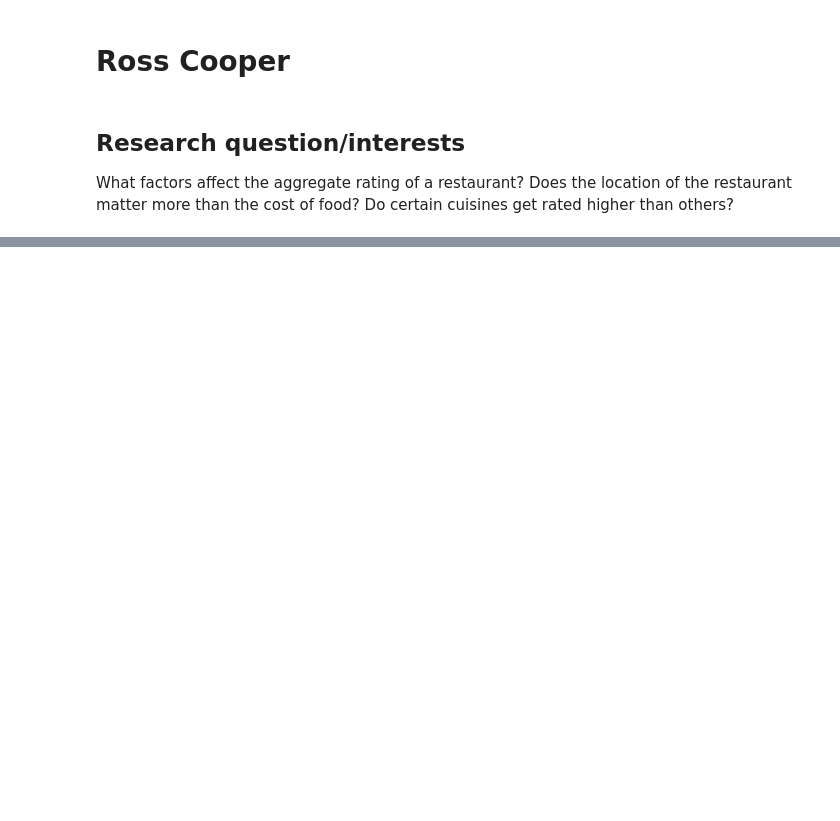
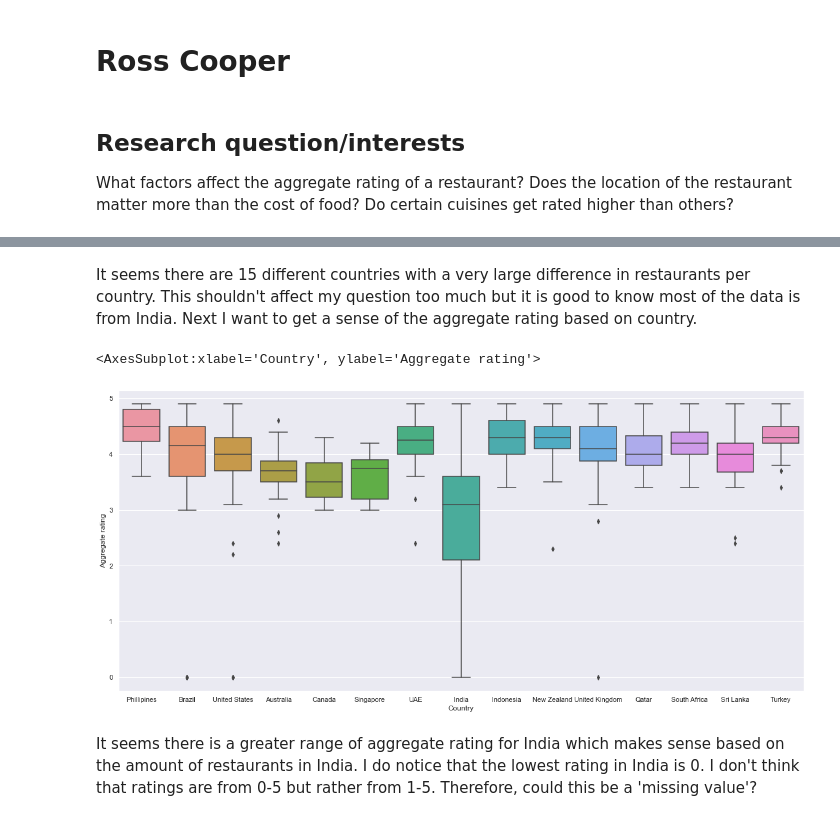
Before and after one commit to data301-2021-winter1/group28-project, a Jupyter notebook: notebooks/analysis2.ipynb, the cells around one changed output, grey strips where cells are left out. Saved outputs shown, nothing was run; the diff lists cells and outputs as text; code cells hidden in the pictures; blank space fills up the shorter version.

```diff
--- a/notebooks/analysis2.ipynb
+++ b/notebooks/analysis2.ipynb
@@ -24,0 +107,9 @@ zomato_df.head()
+# %% [markdown]
+It seems there are 15 different countries with a very large difference in restaurants per country. This shouldn't affect my question too much but it is good to know most of the data is from India. Next I want to get a sense of the aggregate rating based on country.
+# %%
+sns.boxplot(x="Country", y="Aggregate rating", data=zomato_df)
+# %% [output]
+<AxesSubplot:xlabel='Country', ylabel='Aggregate rating'>
+[figure, added]
+# %% [markdown]
+It seems there is a greater range of aggregate rating for India which makes sense based on the amount of restaurants in India. I do notice that the lowest rating in India is 0. I don't think that ratings are from 0-5 but rather from 1-5. Therefore, could this be a 'missing value'?
```
Also changed, not shown: parts of 18 cells of this notebook.
